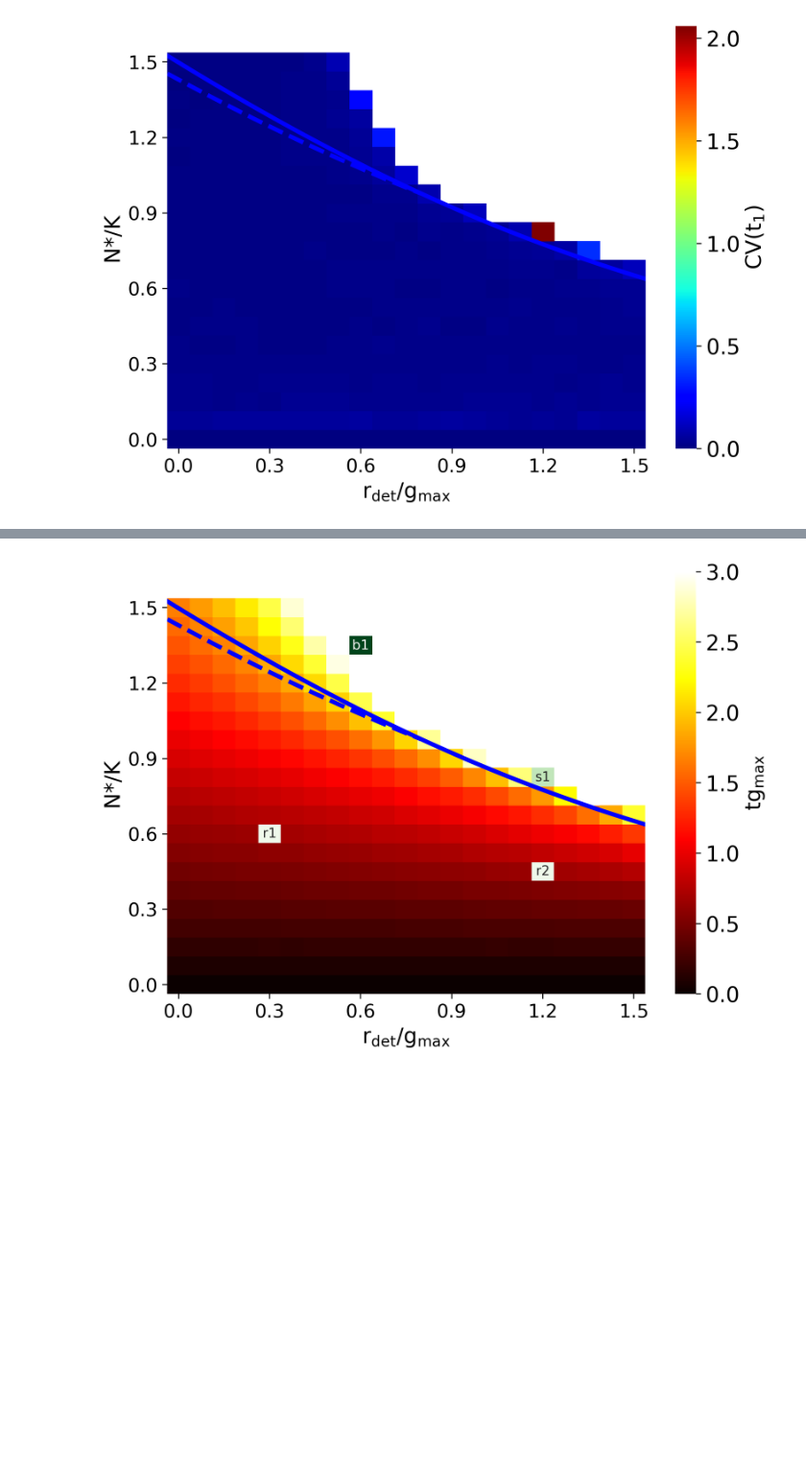
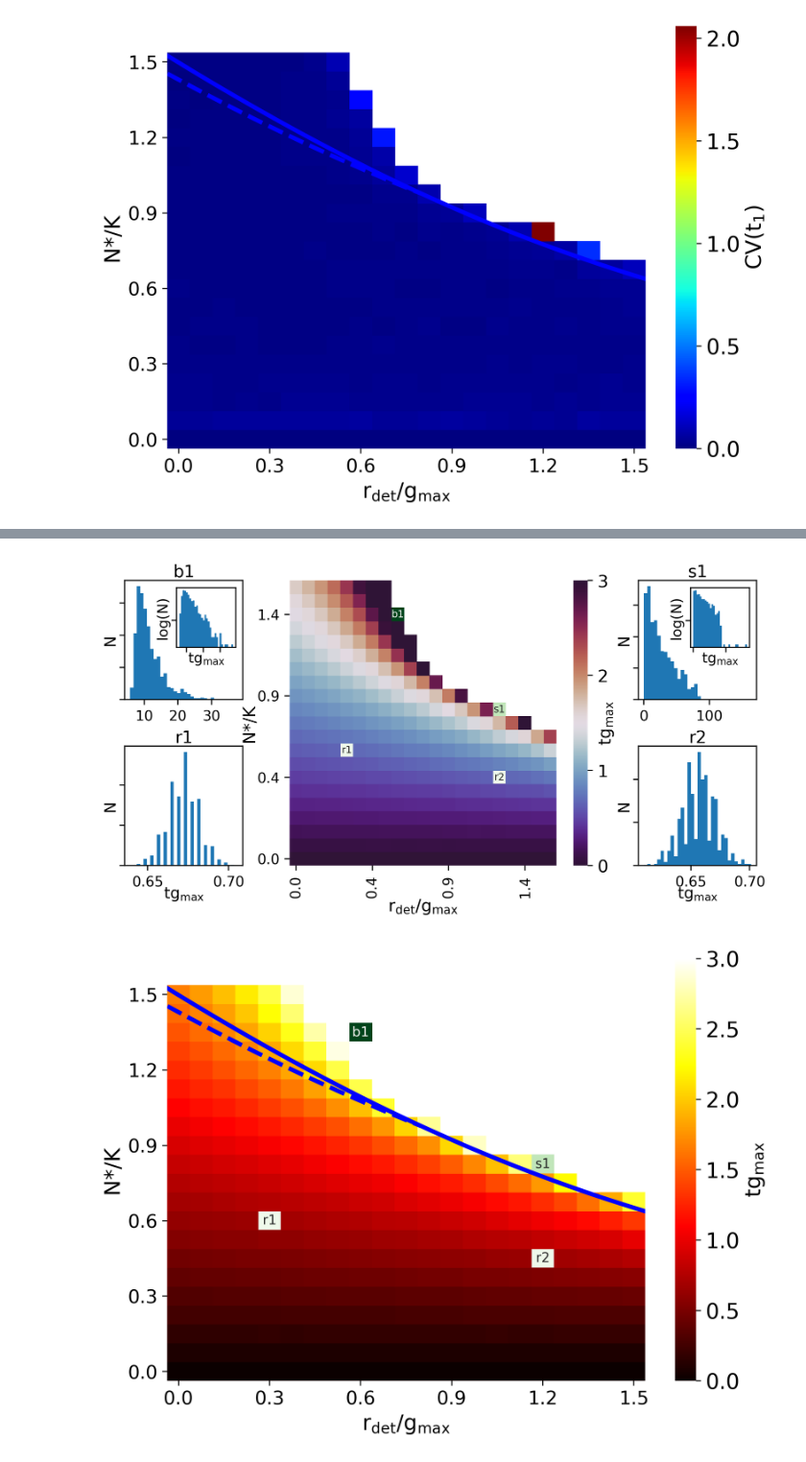
Before and after one commit to patricksinclair/multispecies_postprocessing, a Jupyter notebook: biofilm_threshold_theory/phase_diagram_plotter.ipynb, the cells around one changed output, grey strips where cells are left out. Shown: that part at 96% size. Drawn from its saved outputs; the diff is of its cells as text; code cells hidden in the pictures; blank space fills up the shorter version.

```diff
--- a/biofilm_threshold_theory/phase_diagram_plotter.ipynb
+++ b/biofilm_threshold_theory/phase_diagram_plotter.ipynb
@@ -519,3 +657,7 @@ plot2x2_t1_powerlaws(histogram_param_pairs)
+# %%
+plotPhaseDiagramAndHistograms(histogram_param_pairs, histogram_param_pair_labels)
+# %% [output]
+[figure, added]
 # %%
 def plotT1PowerLawNOverTime(n_thresh, r_det):
     '''Used to plot the populations over time for some of the parameter pairs used in the phase diagram'''
```
Also changed, not shown: parts of 7 cells of this notebook, 1 other file.
